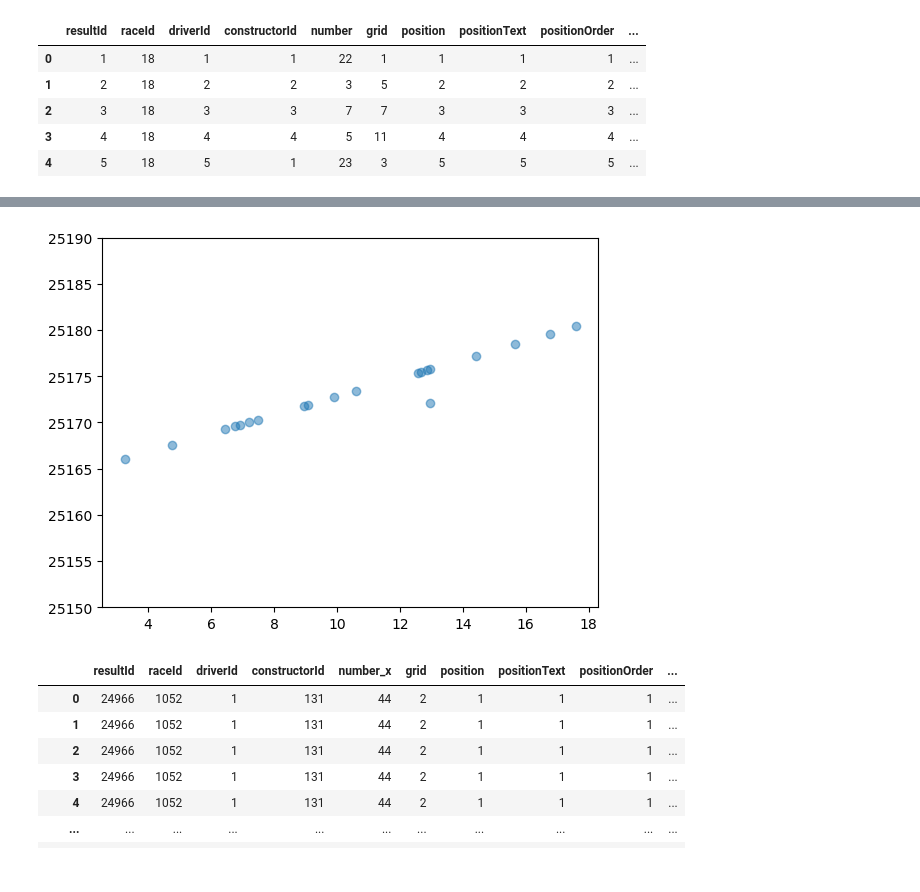
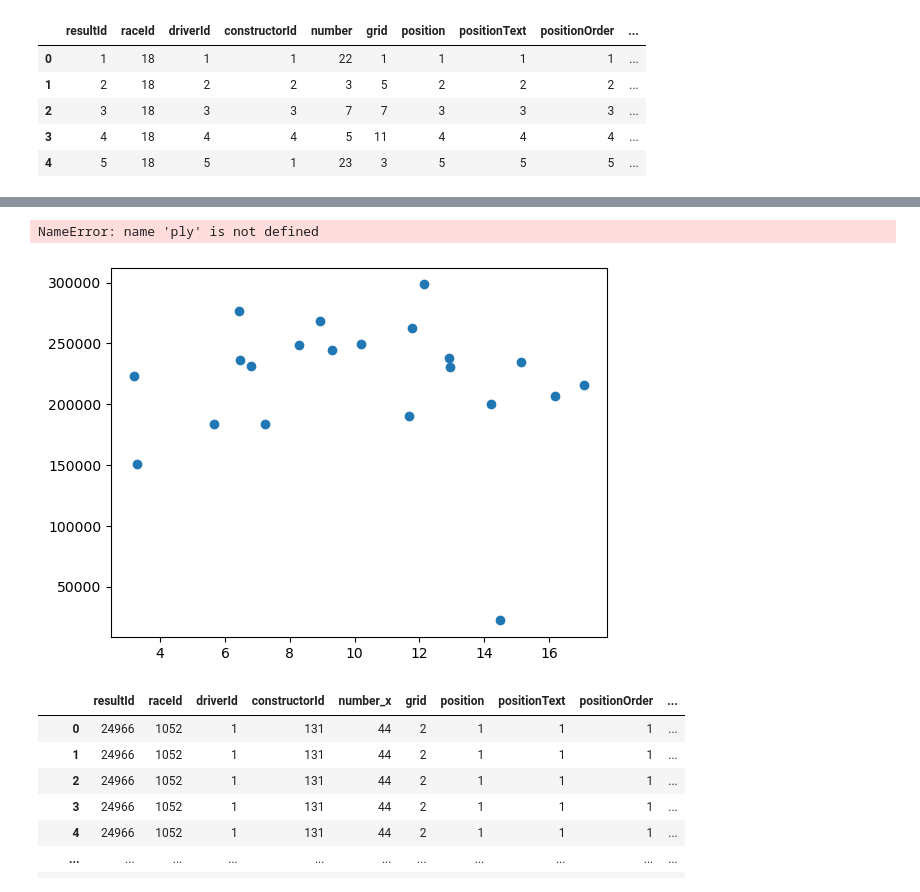
Before and after one commit to RyanBCole/Group-4, a Jupyter notebook: Rough Thurs V3.ipynb, the cells around one changed output, grey strips where cells are left out. Cells and saved outputs as stored; diff of their text form; code cells hidden in the pictures.

```diff
--- a/Rough Thurs V3.ipynb
+++ b/Rough Thurs V3.ipynb
@@ -124,5 +124,5 @@ memory usage: 48.0+ KB
 # %%
-df3 = pd.merge(df, df2, on=["raceId", "driverId"],how="left")
+df3 = pd.merge(df, df2, on=["raceId", "driverId"],how="right")
 df3
 # %% [output]
 |  | resultId | raceId | driverId | constructorId | number | grid | position | positionText | positionOrder | ... |
@@ -201,4 +201,4 @@ dtype: object
 # %%
-df5 = df3.groupby(['code']).mean()['positionOrder'].reset_index()
+df5 = df3.groupby(['code']).mean()['positionOrder']
 df5
 # %% [output]
@@ -311,11 +278,12 @@ Name: code, dtype: object
 # %%
 x = df5
 y = df4
-plt.scatter(x, y, alpha=0.5)
-plt.ylim(25150,25190)
+plt.scatter(x, y)
+ply.ylim(10000,30500)
 plt.show()
 # %% [output]
+NameError: name 'ply' is not defined
-[figure, old version]
+[figure, new version]
 # %%
 df3 = df3.rename(columns={"driverId_x": "driverId"})
 # %%
```
Also changed, not shown: parts of 23 cells of this notebook.
